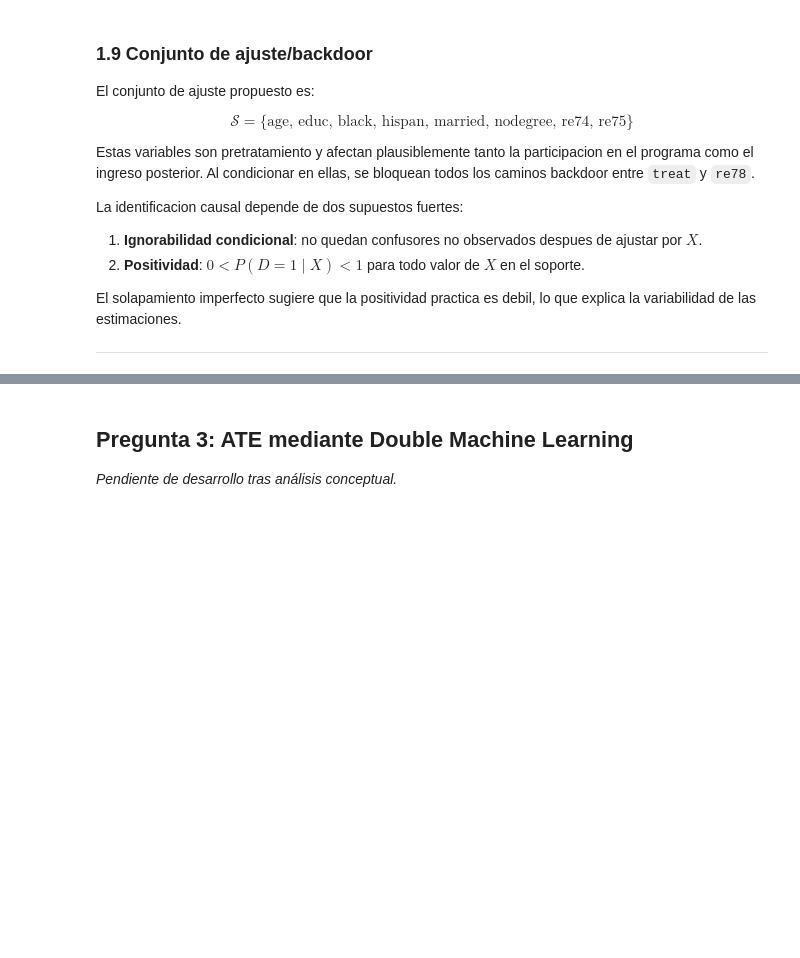
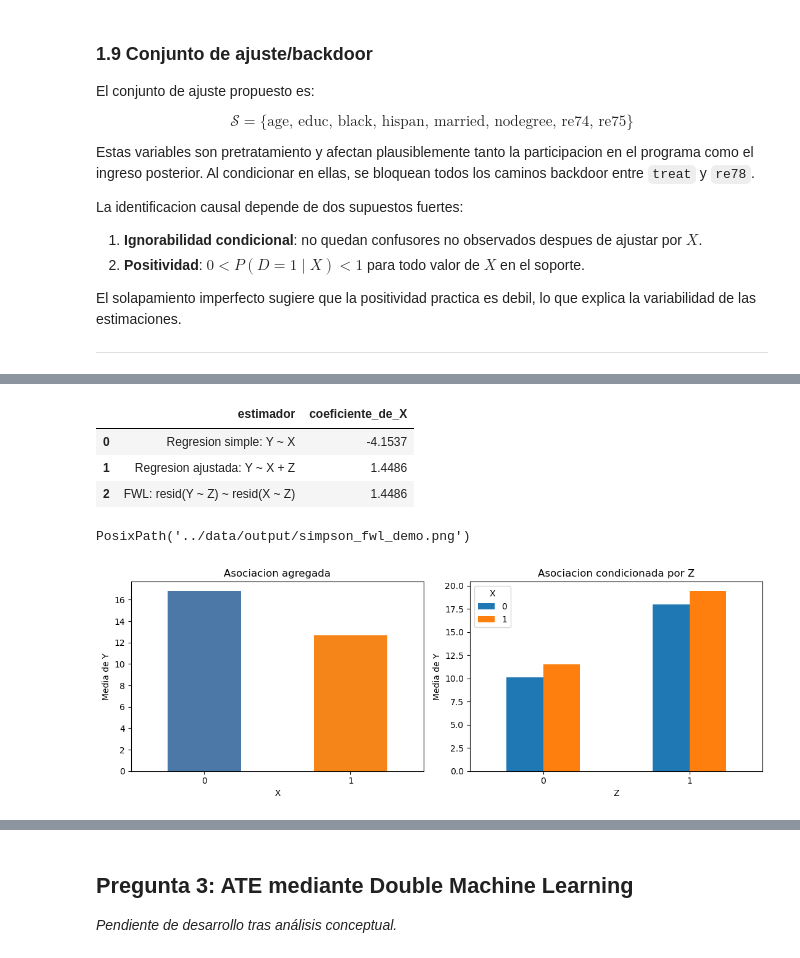
Before and after one commit to CharlyEstudio/data-science-portfolio, a Jupyter notebook: interpretabilidad_causalidad/m06/notebooks/examen_final_lalonde.ipynb, the cells around one changed output, grey strips where cells are left out. Saved outputs shown, nothing was run; the diff lists cells and outputs as text; code cells hidden in the pictures; blank space fills up the shorter version.

Commit message:
feat(interpretabilidad): add pregunta 2 FWL vs Simpson analysis and simulation

```diff
--- a/interpretabilidad_causalidad/m06/notebooks/examen_final_lalonde.ipynb
+++ b/interpretabilidad_causalidad/m06/notebooks/examen_final_lalonde.ipynb
@@ -439,0 +542,54 @@ El solapamiento imperfecto sugiere que la positividad practica es debil, lo que
+# %%
+coef_simple = LinearRegression().fit(simpson_df[["X"]], simpson_df["Y"]).coef_[0]
+coef_adjusted = LinearRegression().fit(simpson_df[["X", "Z"]], simpson_df["Y"]).coef_[0]
+
+# Verificacion FWL: residualizar Y y X contra Z, luego regresar residuales.
+y_hat_z = LinearRegression().fit(simpson_df[["Z"]], simpson_df["Y"]).predict(simpson_df[["Z"]])
+x_hat_z = LinearRegression().fit(simpson_df[["Z"]], simpson_df["X"]).predict(simpson_df[["Z"]])
+
+Y_res = simpson_df["Y"].to_numpy() - y_hat_z
+X_res = simpson_df["X"].to_numpy() - x_hat_z
+
+coef_fwl = LinearRegression(fit_intercept=False).fit(X_res.reshape(-1, 1), Y_res).coef_[0]
+
+fwl_results = pd.DataFrame({
+    "estimador": [
+        "Regresion simple: Y ~ X",
+        "Regresion ajustada: Y ~ X + Z",
+        "FWL: resid(Y ~ Z) ~ resid(X ~ Z)",
+    ],
+    "coeficiente_de_X": [coef_simple, coef_adjusted, coef_fwl],
+})
+
+fwl_results
+# %% [output]
+|  | estimador | coeficiente_de_X |
+| 0 | Regresion simple: Y ~ X | -4.1537 |
+| 1 | Regresion ajustada: Y ~ X + Z | 1.4486 |
+| 2 | FWL: resid(Y ~ Z) ~ resid(X ~ Z) | 1.4486 |
+# %%
+fig, axes = plt.subplots(1, 2, figsize=(11, 4))
+
+# Panel 1: medias agregadas
+means_by_x.plot(kind="bar", ax=axes[0], color=["#4c78a8", "#f58518"])
+axes[0].set_title("Asociacion agregada")
+axes[0].set_xlabel("X")
+axes[0].set_ylabel("Media de Y")
+axes[0].tick_params(axis="x", rotation=0)
+
+# Panel 2: medias por estrato
+means_by_zx.plot(kind="bar", ax=axes[1])
+axes[1].set_title("Asociacion condicionada por Z")
+axes[1].set_xlabel("Z")
+axes[1].set_ylabel("Media de Y")
+axes[1].legend(title="X")
+axes[1].tick_params(axis="x", rotation=0)
+
+fig.tight_layout()
+
+simpson_plot_path = OUTPUT_DIR / "simpson_fwl_demo.png"
+fig.savefig(simpson_plot_path, dpi=160)
+simpson_plot_path
+# %% [output]
+PosixPath('../data/output/simpson_fwl_demo.png')
+[figure, added]
```
Also changed, not shown: parts of 8 cells of this notebook, 3 other files.
